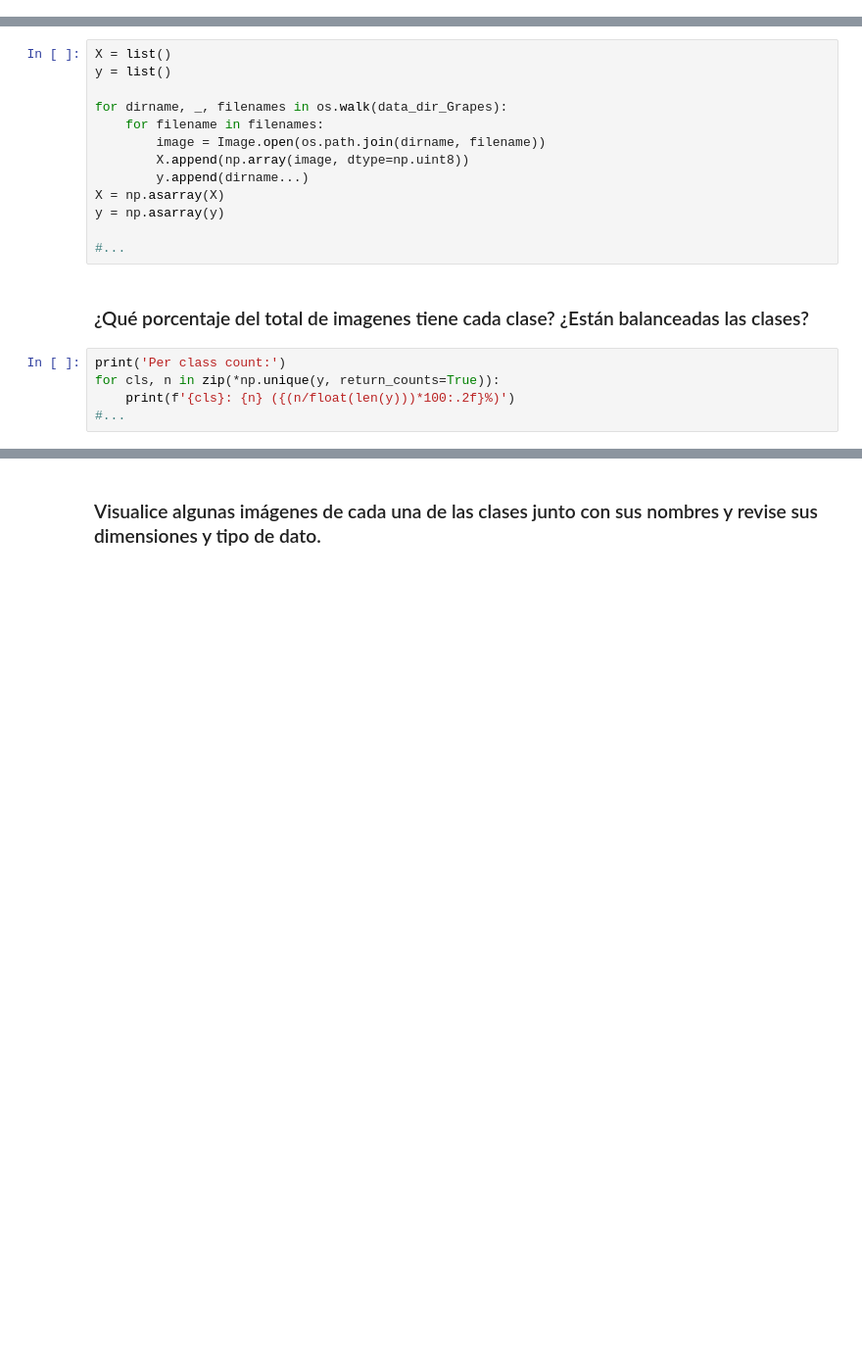
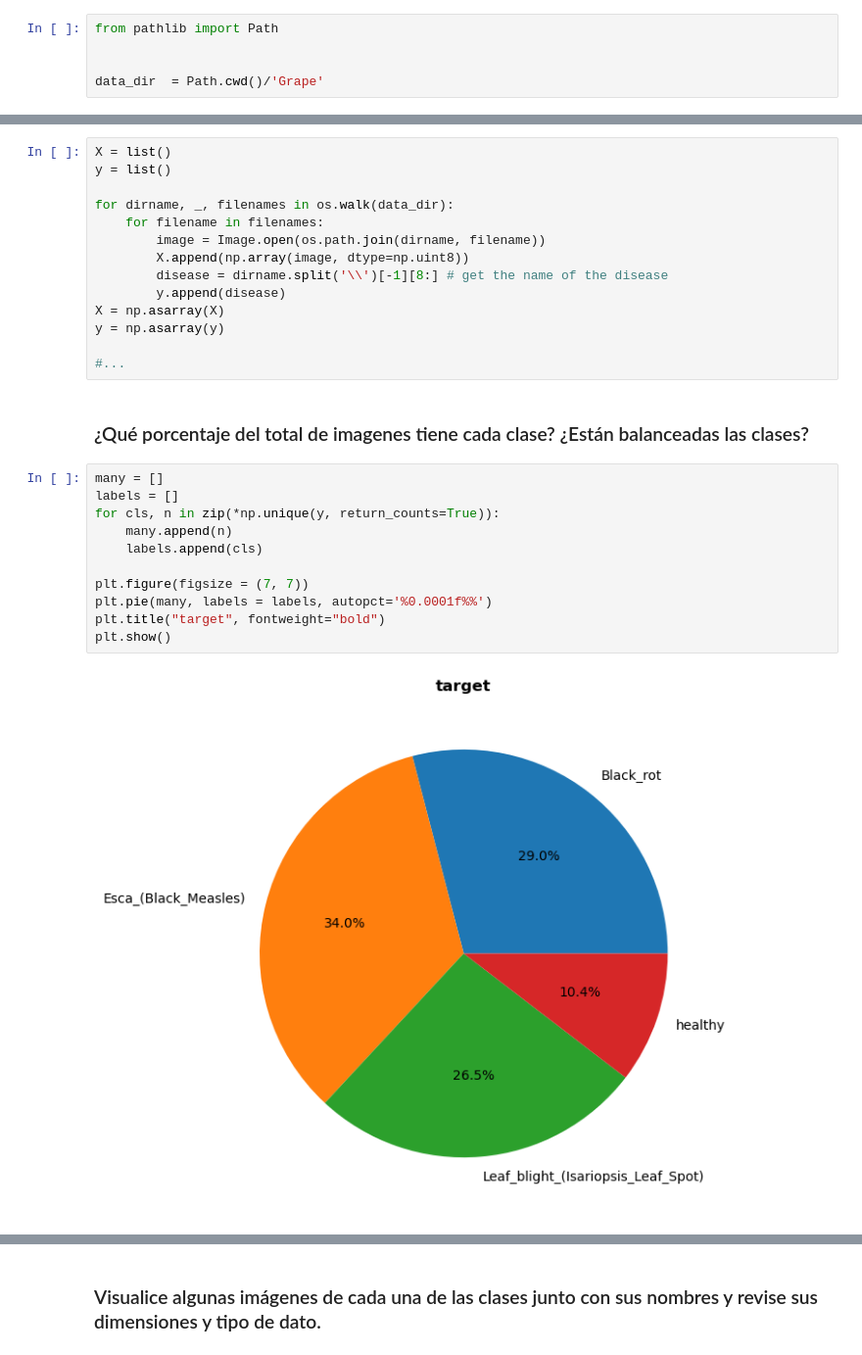
Before and after one commit to Taz-Ricardo/inf395_hw2, a Jupyter notebook: preg_1/Grape_disease_detection.ipynb, the cells around one changed output, grey strips where cells are left out. Shown at 98% size. Cells and saved outputs as stored; diff of their text form; blank space fills up the shorter version.

```diff
--- a/preg_1/Grape_disease_detection.ipynb
+++ b/preg_1/Grape_disease_detection.ipynb
@@ -85,3 +82,8 @@ data_zip_path = data_dir + '/GrapeVine.zip'
+# %%
+from pathlib import Path
+
+
+data_dir  = Path.cwd()/'Grape'
 # %% [markdown]
 Descomprima los datos.
 # %%
@@ -94,19 +96,28 @@ Revise las imágenes de cada carpeta y cargue las imágenes en un arreglo $X$, e
 X = list()
 y = list()
 
-for dirname, _, filenames in os.walk(data_dir_Grapes):
+for dirname, _, filenames in os.walk(data_dir):
     for filename in filenames:
         image = Image.open(os.path.join(dirname, filename))
         X.append(np.array(image, dtype=np.uint8))
-        y.append(dirname...)
+        disease = dirname.split('\\')[-1][8:] # get the name of the disease
+        y.append(disease)
 X = np.asarray(X)
 y = np.asarray(y)
 
 #...
 # %% [markdown]
 ### ¿Qué porcentaje del total de imagenes tiene cada clase? ¿Están balanceadas las clases?
-# %%
-print('Per class count:')
-for cls, n in zip(*np.unique(y, return_counts=True)):
-    print(f'{cls}: {n} ({(n/float(len(y)))*100:.2f}%)')
-#...
+# %%
+many = []
+labels = []
+for cls, n in zip(*np.unique(y, return_counts=True)):
+    many.append(n)
+    labels.append(cls)
+
+plt.figure(figsize = (7, 7))
+plt.pie(many, labels = labels, autopct='%0.0001f%%')
+plt.title("target", fontweight="bold")
+plt.show()
+# %% [output]
+[figure, added]
```
Also changed, not shown: parts of 25 cells of this notebook.
